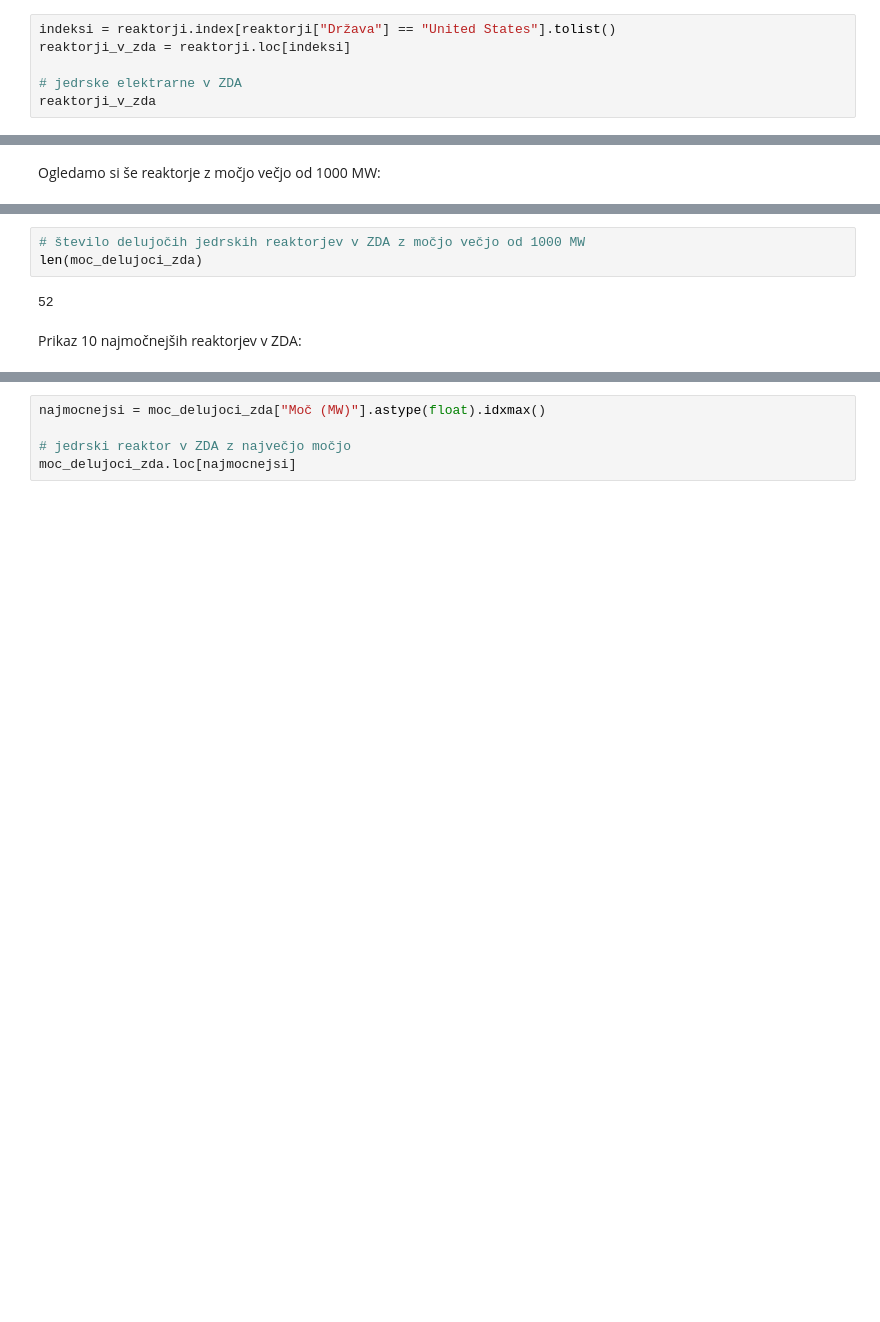
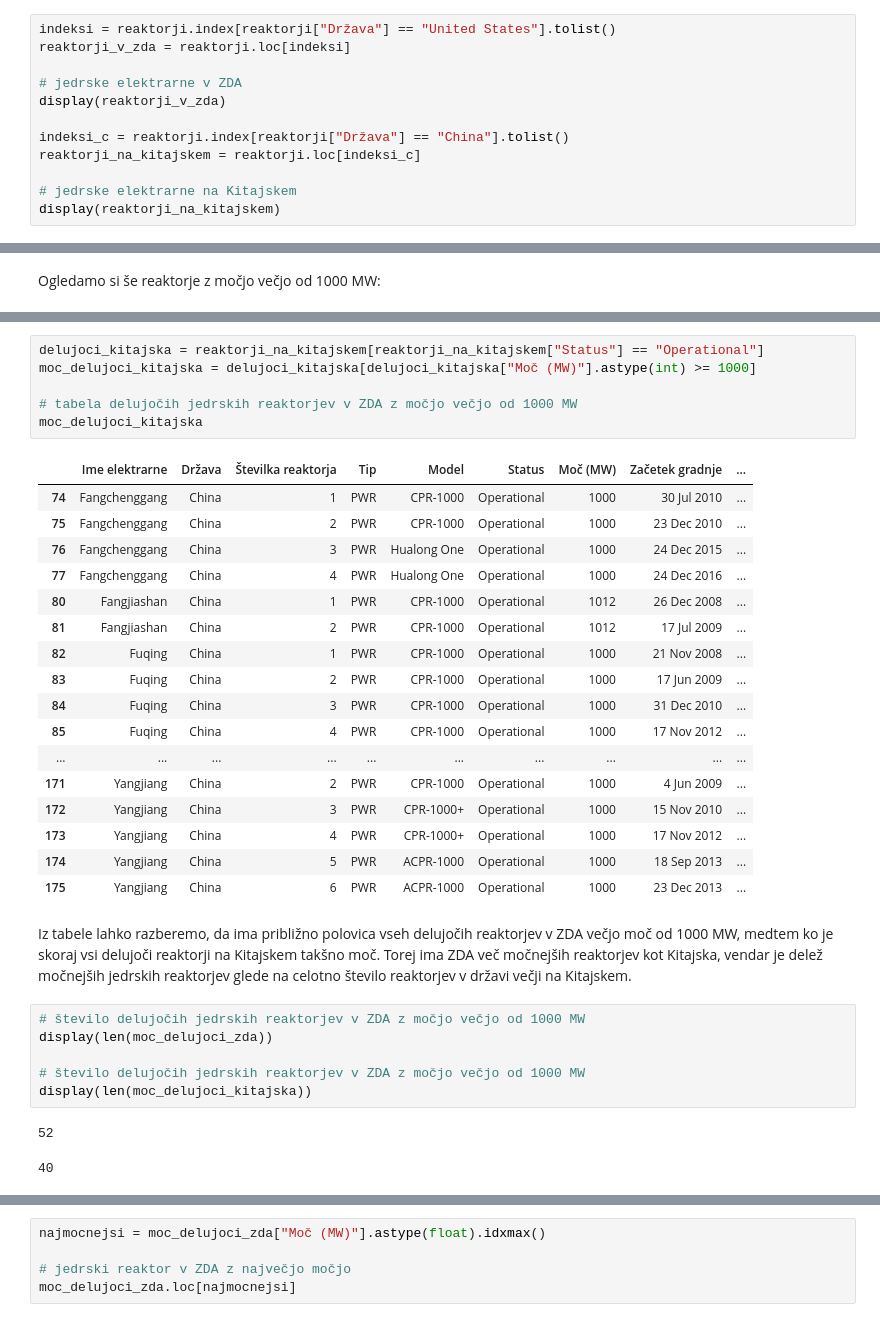
Before and after one commit to aljagombac/analiza-jedrskih-reaktorjev-in-nesrec, a Jupyter notebook: analiza/reaktoji_nesrece.ipynb, the cells around one changed output, grey strips where cells are left out. Cells and saved outputs as stored; diff of their text form; blank space fills up the shorter version.

```diff
--- a/analiza/reaktoji_nesrece.ipynb
+++ b/analiza/reaktoji_nesrece.ipynb
@@ -273,7 +273,13 @@ indeksi = reaktorji.index[reaktorji["Država"] == "United States"].tolist()
 reaktorji_v_zda = reaktorji.loc[indeksi]
 
 # jedrske elektrarne v ZDA
-reaktorji_v_zda
+display(reaktorji_v_zda)
+
+indeksi_c = reaktorji.index[reaktorji["Država"] == "China"].tolist()
+reaktorji_na_kitajskem = reaktorji.loc[indeksi_c]
+
+# jedrske elektrarne na Kitajskem
+display(reaktorji_na_kitajskem)
 # %% [output]
 |  | Ime elektrarne | Država | Številka reaktorja | Tip | Model | Status | Moč (MW) | Začetek gradnje | ... |
 | 753 | Arkansas Nuclear One | United States | 1 | PWR | B & W (DRY-Cont) | Operational | 836 | 1 Oct 1968 | ... |
@@ -354,7 +375,35 @@ moc_delujoci_zda
+# %%
+delujoci_kitajska = reaktorji_na_kitajskem[reaktorji_na_kitajskem["Status"] == "Operational"]
+moc_delujoci_kitajska = delujoci_kitajska[delujoci_kitajska["Moč (MW)"].astype(int) >= 1000]
+
+# tabela delujočih jedrskih reaktorjev v ZDA z močjo večjo od 1000 MW
+moc_delujoci_kitajska
+# %% [output]
+|  | Ime elektrarne | Država | Številka reaktorja | Tip | Model | Status | Moč (MW) | Začetek gradnje | ... |
+| 74 | Fangchenggang | China | 1 | PWR | CPR-1000 | Operational | 1000 | 30 Jul 2010 | ... |
+| 75 | Fangchenggang | China | 2 | PWR | CPR-1000 | Operational | 1000 | 23 Dec 2010 | ... |
+| 76 | Fangchenggang | China | 3 | PWR | Hualong One | Operational | 1000 | 24 Dec 2015 | ... |
+| 77 | Fangchenggang | China | 4 | PWR | Hualong One | Operational | 1000 | 24 Dec 2016 | ... |
+| 80 | Fangjiashan | China | 1 | PWR | CPR-1000 | Operational | 1012 | 26 Dec 2008 | ... |
+| 81 | Fangjiashan | China | 2 | PWR | CPR-1000 | Operational | 1012 | 17 Jul 2009 | ... |
+| 82 | Fuqing | China | 1 | PWR | CPR-1000 | Operational | 1000 | 21 Nov 2008 | ... |
+| 83 | Fuqing | China | 2 | PWR | CPR-1000 | Operational | 1000 | 17 Jun 2009 | ... |
+| 84 | Fuqing | China | 3 | PWR | CPR-1000 | Operational | 1000 | 31 Dec 2010 | ... |
+| 85 | Fuqing | China | 4 | PWR | CPR-1000 | Operational | 1000 | 17 Nov 2012 | ... |
+| ... | ... | ... | ... | ... | ... | ... | ... | ... | ... |
+| 171 | Yangjiang | China | 2 | PWR | CPR-1000 | Operational | 1000 | 4 Jun 2009 | ... |
+| 172 | Yangjiang | China | 3 | PWR | CPR-1000+ | Operational | 1000 | 15 Nov 2010 | ... |
+| 173 | Yangjiang | China | 4 | PWR | CPR-1000+ | Operational | 1000 | 17 Nov 2012 | ... |
+| 174 | Yangjiang | China | 5 | PWR | ACPR-1000 | Operational | 1000 | 18 Sep 2013 | ... |
+| 175 | Yangjiang | China | 6 | PWR | ACPR-1000 | Operational | 1000 | 23 Dec 2013 | ... |
+# %% [markdown]
+Iz tabele lahko razberemo, da ima približno polovica vseh delujočih reaktorjev v ZDA večjo moč od 1000 MW, medtem ko je skoraj vsi delujoči reaktorji na Kitajskem takšno moč. Torej ima ZDA več močnejših reaktorjev kot Kitajska, vendar je delež močnejših jedrskih reaktorjev glede na celotno število reaktorjev v državi večji na Kitajskem.
 # %%
 # število delujočih jedrskih reaktorjev v ZDA z močjo večjo od 1000 MW
-len(moc_delujoci_zda)
+display(len(moc_delujoci_zda))
+
+# število delujočih jedrskih reaktorjev v ZDA z močjo večjo od 1000 MW
+display(len(moc_delujoci_kitajska))
 # %% [output]
 52
+40
-# %% [markdown]
-Prikaz 10 najmočnejših reaktorjev v ZDA:
```
Also changed, not shown: parts of 37 cells of this notebook, 1 other file.
